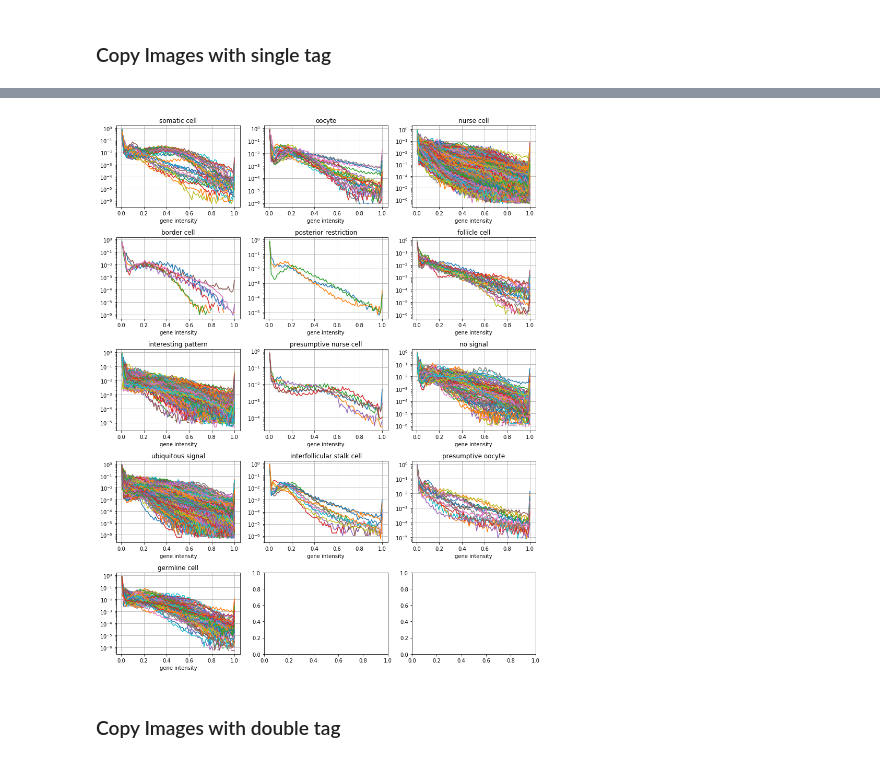
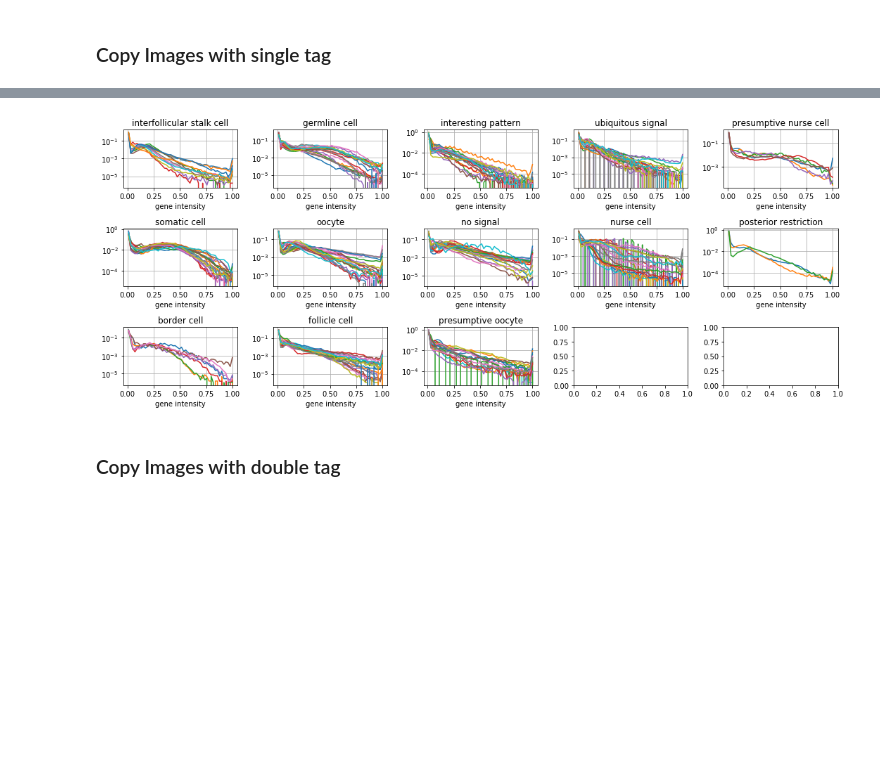
Before and after one commit to Borda/pyBPDL, a Jupyter notebook: notebooks/overview_ovary_user-label-annot.ipynb, the cells around one changed output, grey strips where cells are left out. Saved outputs shown, nothing was run; the diff lists cells and outputs as text; code cells hidden in the pictures; blank space fills up the shorter version.

```diff
--- a/notebooks/overview_ovary_user-label-annot.ipynb
+++ b/notebooks/overview_ovary_user-label-annot.ipynb
@@ -216,13 +216,13 @@ def compute_folder_histograms(path_imgs, df_dir_stat, path_segs=None, nb_max=Non
             d_hists[n] = hists
     return d_hists, bins
 # %%
-def show_folder_histograms(d_hists, bins, nb_cols=4):
+def show_folder_histograms(d_hists, bins, nb_samples=50, nb_cols=4):
     nb_rows = int(np.ceil(len(d_hists) / float(nb_cols)))
-    fig, axarr = plt.subplots(ncols=3, nrows=n_fcols, figsize=(nb_cols * 4, nb_rows * 3))
+    fig, axarr = plt.subplots(ncols=nb_cols, nrows=nb_rows, figsize=(nb_cols * 4, nb_rows * 2))
     for i, n in enumerate(d_hists):
         ax = axarr[int(i / nb_cols), i % nb_cols]
         ax.set_title(n), ax.grid()
-        ax.semilogy(bins / np.max(bins), np.array(d_hists[n]).T)
+        ax.semilogy(bins / np.max(bins), np.array(d_hists[n])[:nb_samples].T)
         ax.set_xlabel('gene intensity')
         # plt.xticks(range(75)[::5], [str(round(b * 255)) for b in bins[::5]])
     fig.tight_layout()
@@ -268,9 +268,9 @@ df_dir_stat_1[df_dir_stat_1['count'] > 0]
 # %%
 d_hists_1, bins_1 = compute_folder_histograms(PATH_IMAGES_OUT_1, df_dir_stat_1)
 # %%
-show_folder_histograms(d_hists_1, bins_1)
+show_folder_histograms(d_hists_1, bins_1, nb_samples=20, nb_cols=5)
 # %% [output]
-[figure, old version]
+[figure, new version]
 # %% [markdown]
 ### Copy Images with double tag
 # %%
```
Also changed, not shown: parts of 10 cells of this notebook.
